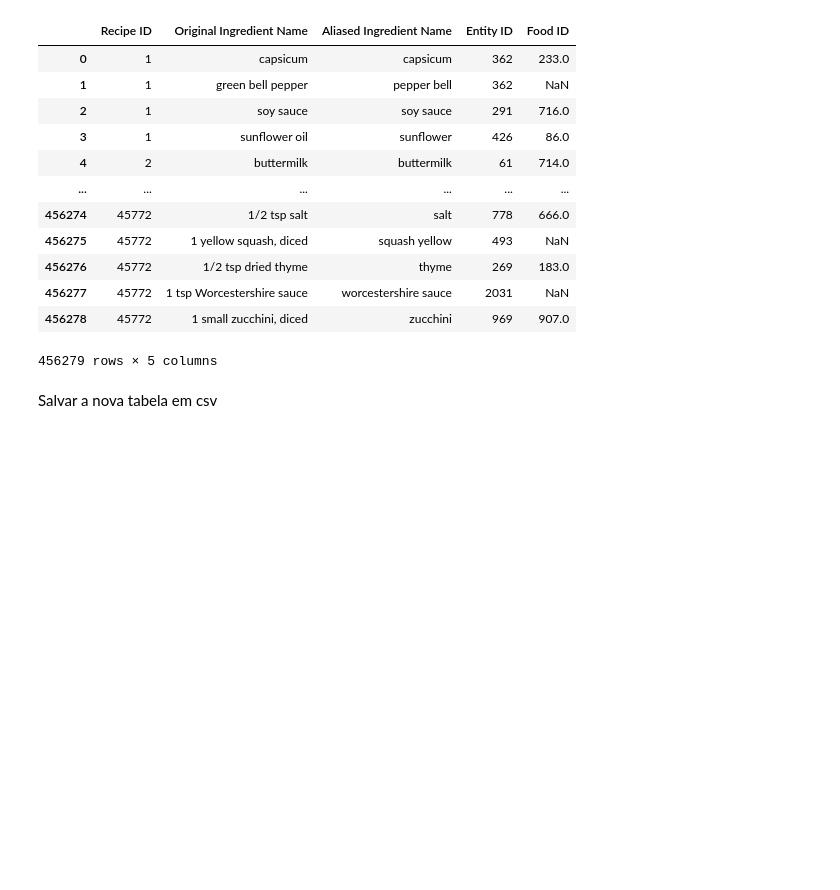
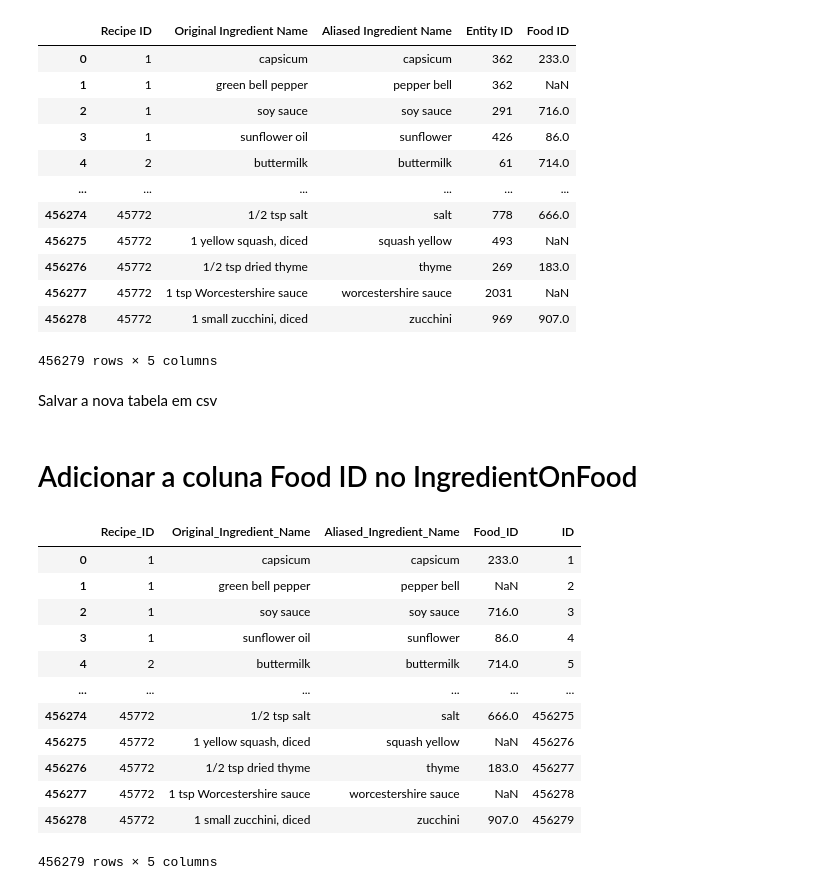
Before and after one commit to lamevv/projeto, a Jupyter notebook: project-2-final/notebooks/culinarydb-processing-data.ipynb, the cells around one changed output. Cells and saved outputs as stored; diff of their text form; code cells hidden in the pictures; blank space fills up the shorter version.

```diff
--- a/project-2-final/notebooks/culinarydb-processing-data.ipynb
+++ b/project-2-final/notebooks/culinarydb-processing-data.ipynb
@@ -142,3 +142,5 @@ Salvar a nova tabela em csv
 # %%
 df_ing = df_ing[['Recipe ID', 'Original Ingredient Name', 'Aliased Ingredient Name', 'Food ID']]
 df_ing.to_csv('../data/interim/IngredientOnFood.csv', index=False)
+# %% [markdown]
+# Adicionar a coluna Food ID no IngredientOnFood
@@ -144,0 +157,20 @@ df_ing.to_csv('../data/interim/IngredientOnFood.csv', index=False)
+# %%
+df_with_food_id = pd.read_csv('../data/interim/IngredientOnFood.csv', sep=',', header=0, encoding='UTF-8')
+
+df_with_food_id['ID'] = range(1, len(df_with_food_id) + 1)
+
+df_with_food_id
+# %% [output]
+|  | Recipe_ID | Original_Ingredient_Name | Aliased_Ingredient_Name | Food_ID | ID |
+| 0 | 1 | capsicum | capsicum | 233.0 | 1 |
+| 1 | 1 | green bell pepper | pepper bell | NaN | 2 |
+| 2 | 1 | soy sauce | soy sauce | 716.0 | 3 |
+| 3 | 1 | sunflower oil | sunflower | 86.0 | 4 |
+| 4 | 2 | buttermilk | buttermilk | 714.0 | 5 |
+| ... | ... | ... | ... | ... | ... |
+| 456274 | 45772 | 1/2 tsp salt | salt | 666.0 | 456275 |
+| 456275 | 45772 | 1 yellow squash, diced | squash yellow | NaN | 456276 |
+| 456276 | 45772 | 1/2 tsp dried thyme | thyme | 183.0 | 456277 |
+| 456277 | 45772 | 1 tsp Worcestershire sauce | worcestershire sauce | NaN | 456278 |
+| 456278 | 45772 | 1 small zucchini, diced | zucchini | 907.0 | 456279 |
+456279 rows × 5 columns
```
Also changed, not shown: parts of 7 cells of this notebook, 4 other files.
